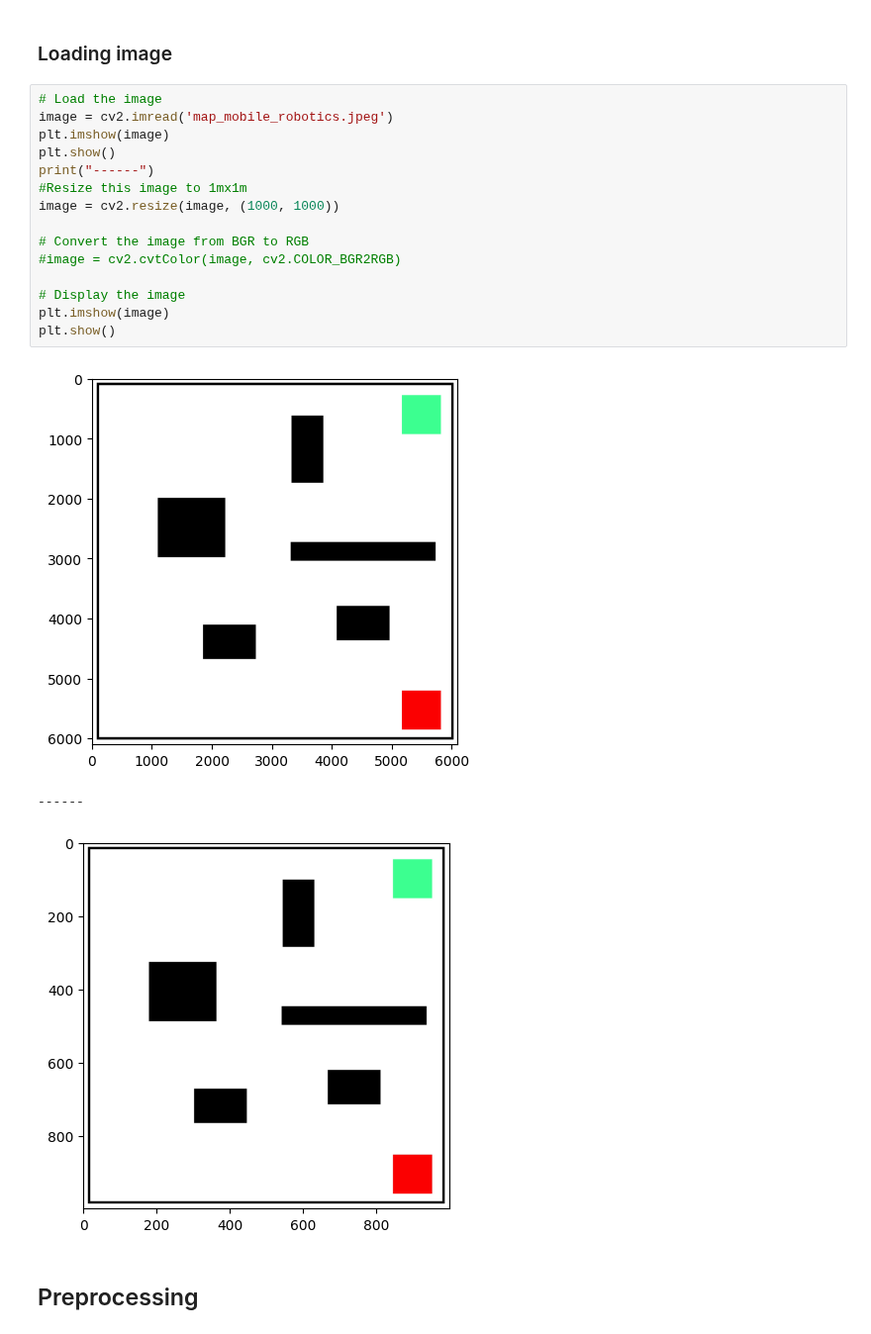
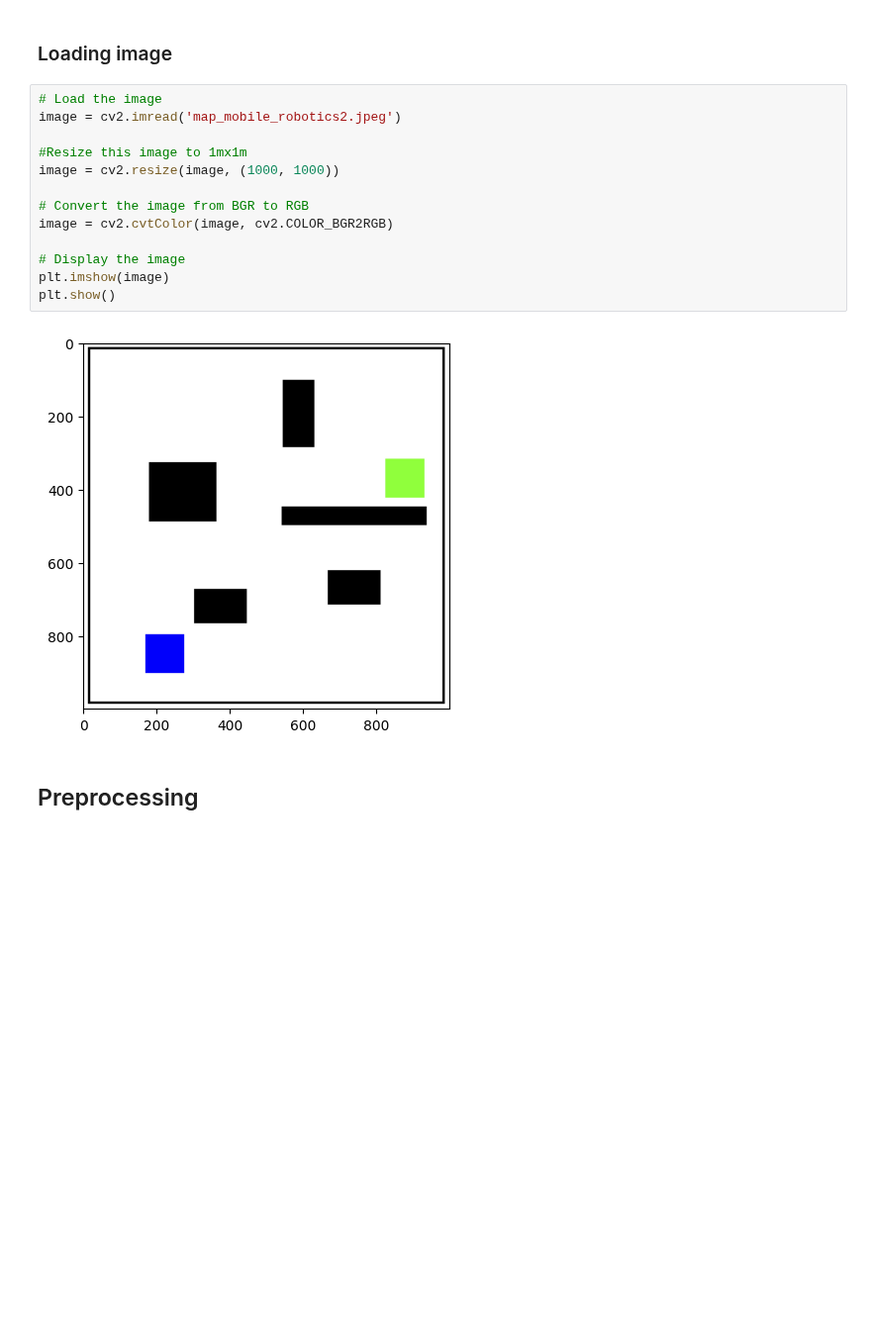
Before and after one commit to Armonis5/ThymioMob, a Jupyter notebook: vision.ipynb, the cells around one changed output. Shown at 99% size. Cells and saved outputs as stored; diff of their text form; blank space fills up the shorter version.

```diff
--- a/vision.ipynb
+++ b/vision.ipynb
@@ -19,23 +17,19 @@ import threading
 ### Loading image
 # %%
 # Load the image
-image = cv2.imread('map_mobile_robotics.jpeg')
-plt.imshow(image)
-plt.show()
-print("------")
+image = cv2.imread('map_mobile_robotics2.jpeg')
+
 #Resize this image to 1mx1m
 image = cv2.resize(image, (1000, 1000))
 
 # Convert the image from BGR to RGB
-#image = cv2.cvtColor(image, cv2.COLOR_BGR2RGB)
+image = cv2.cvtColor(image, cv2.COLOR_BGR2RGB)
 
 # Display the image
 plt.imshow(image)
 plt.show()
 # %% [output]
-[figure, old version]
+[figure, new version]
-------
-[figure, removed]
 # %% [markdown]
 ## Preprocessing
 # %%
```
Also changed, not shown: parts of 14 cells of this notebook.
